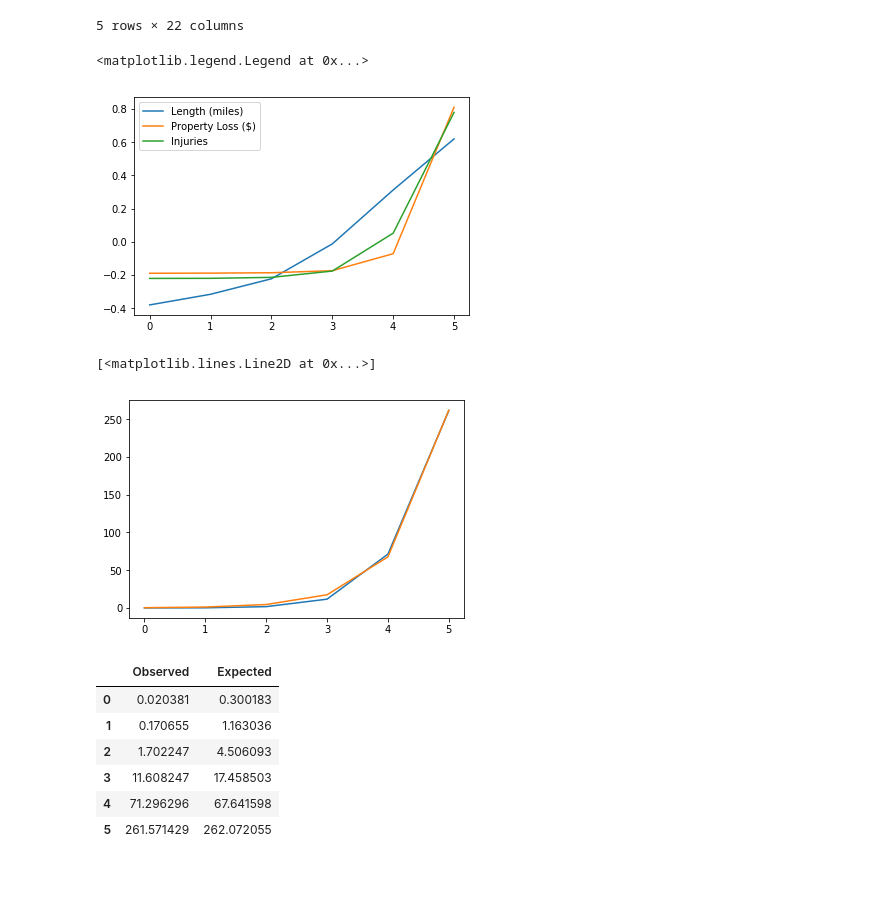
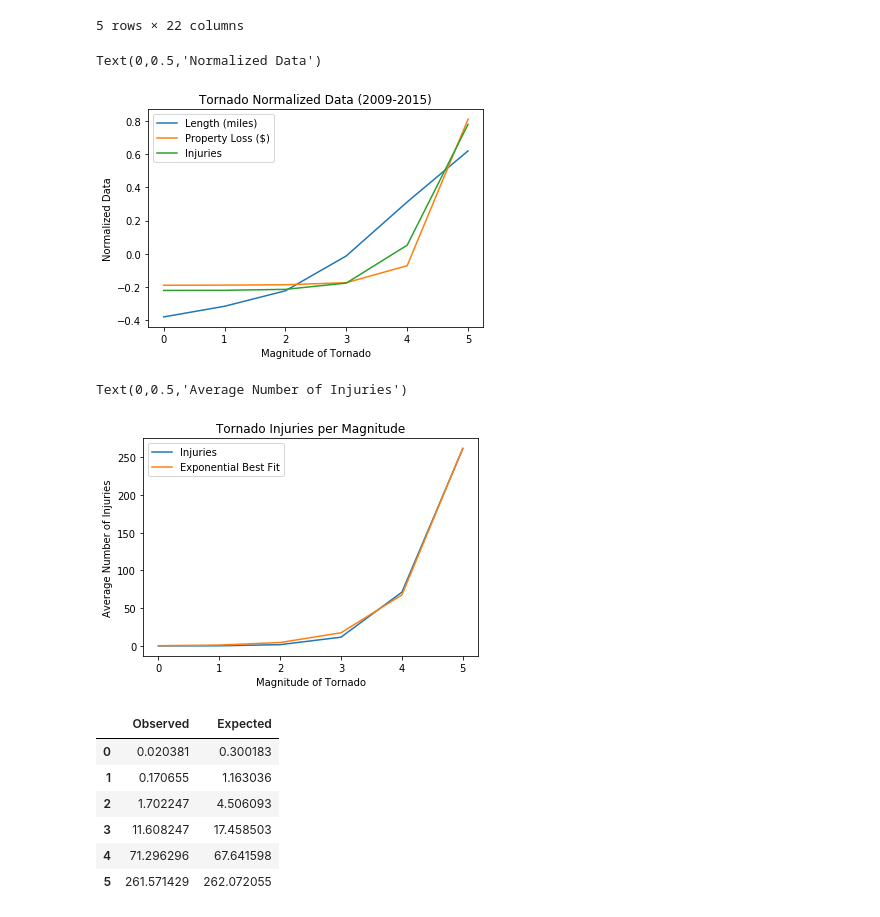
Before and after one commit to ecolburn20/Project1Team3, a Jupyter notebook: Chi Square Test.ipynb, the cells around one changed output. Cells and saved outputs as stored; diff of their text form; code cells hidden in the pictures; blank space fills up the shorter version.

```diff
--- a/Chi Square Test.ipynb
+++ b/Chi Square Test.ipynb
@@ -38,17 +38,20 @@ test.head()
 # %%
 length_norm = (mean['Length (miles)'] - mean['Length (miles)'].mean()) / (mean['Length (miles)'].max()
                                                                           - mean['Length (miles)'].min())
 prop_norm = (mean['Property Loss ($)'] - mean['Property Loss ($)'].mean()) / (mean['Property Loss ($)'].max()
                                                                           - mean['Property Loss ($)'].min())
 inj_norm = (mean['Injuries'] - mean['Injuries'].mean()) / (mean['Injuries'].max()
                                                                           - mean['Injuries'].min())
 plt.plot(mean['Magnitude'],length_norm)
 plt.plot(mean['Magnitude'],prop_norm)
 plt.plot(mean['Magnitude'],inj_norm)
 plt.legend()
+plt.title('Tornado Normalized Data (2009-2015)')
+plt.xlabel('Magnitude of Tornado')
+plt.ylabel('Normalized Data')
 # %% [output]
-<matplotlib.legend.Legend at 0x...>
+Text(0,0.5,'Normalized Data')
-[figure, old version]
+[figure, new version]
 # %%
 def func(x, a, b):
     return a * np.exp(b * x)
@@ -70,9 +73,13 @@ for i in range(0,6):
    #     g = 0.1
     var.append(g)
 plt.plot(mean['Magnitude'],var,label='Exponential Best Fit')
+plt.legend()
+plt.title('Tornado Injuries per Magnitude')
+plt.xlabel('Magnitude of Tornado')
+plt.ylabel('Average Number of Injuries')
 # %% [output]
-[<matplotlib.lines.Line2D at 0x...>]
+Text(0,0.5,'Average Number of Injuries')
-[figure, old version]
+[figure, new version]
 # %%
 expected_injuries = pd.DataFrame({'Expected':var})
 observed_injuries = pd.DataFrame({'Observed':mean['Injuries']})
```
Also changed, not shown: parts of 2 cells of this notebook.
